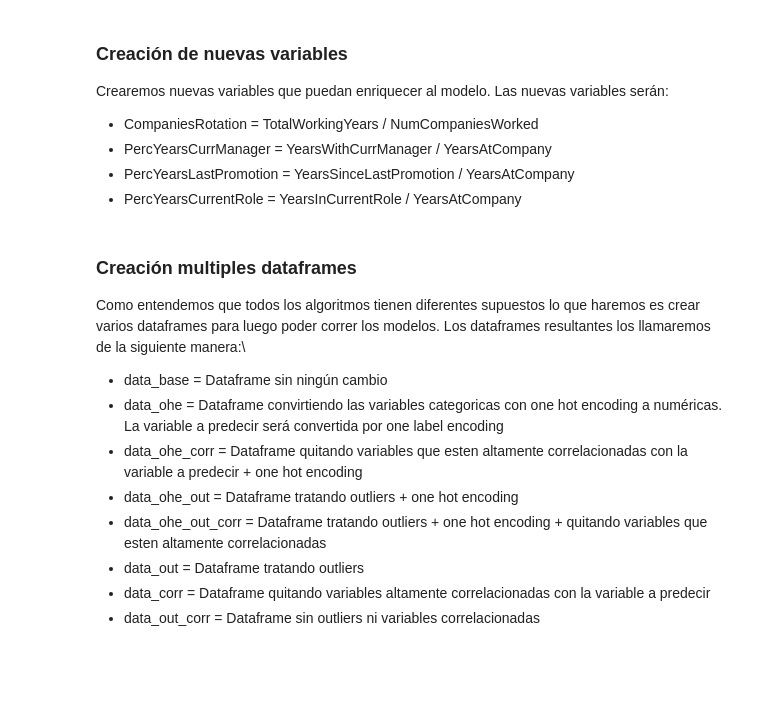
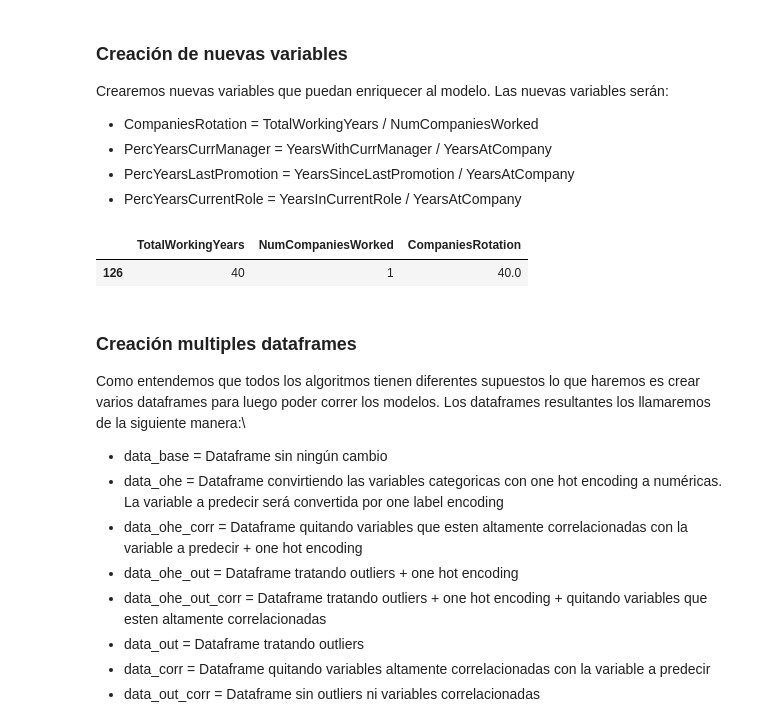
Before and after one commit to GuidoPetti/ITBA_TFI, a Jupyter notebook: ITBA_TFI_Part2_DataPrep.ipynb, the cells around one changed output. Drawn from its saved outputs; the diff is of its cells as text; code cells hidden in the pictures; blank space fills up the shorter version.

```diff
--- a/ITBA_TFI_Part2_DataPrep.ipynb
+++ b/ITBA_TFI_Part2_DataPrep.ipynb
@@ -86,8 +88,13 @@ Crearemos nuevas variables que puedan enriquecer al modelo. Las nuevas variables
 # %%
 data_base['CompaniesRotation'] = data_base['TotalWorkingYears'] / data_base['NumCompaniesWorked']
 data_base['PercYearsCurrManager'] = data_base['YearsWithCurrManager'] / data_base['YearsAtCompany']
 data_base['PercYearsLastPromotion'] = data_base['YearsSinceLastPromotion'] / data_base['YearsAtCompany']
 data_base['PercYearsCurrentRole'] = data_base['YearsInCurrentRole'] / data_base['YearsAtCompany']
+data_base['CompaniesRotation'] =  data_base['CompaniesRotation'].replace([np.inf, -np.inf], np.nan)
+data_base[['TotalWorkingYears','NumCompaniesWorked','CompaniesRotation']].loc[data_base['CompaniesRotation'] == 40]
+# %% [output]
+|  | TotalWorkingYears | NumCompaniesWorked | CompaniesRotation |
+| 126 | 40 | 1 | 40.0 |
 # %% [markdown]
 ### Creación multiples dataframes
 
```
Also changed, not shown: parts of 15 cells of this notebook.
